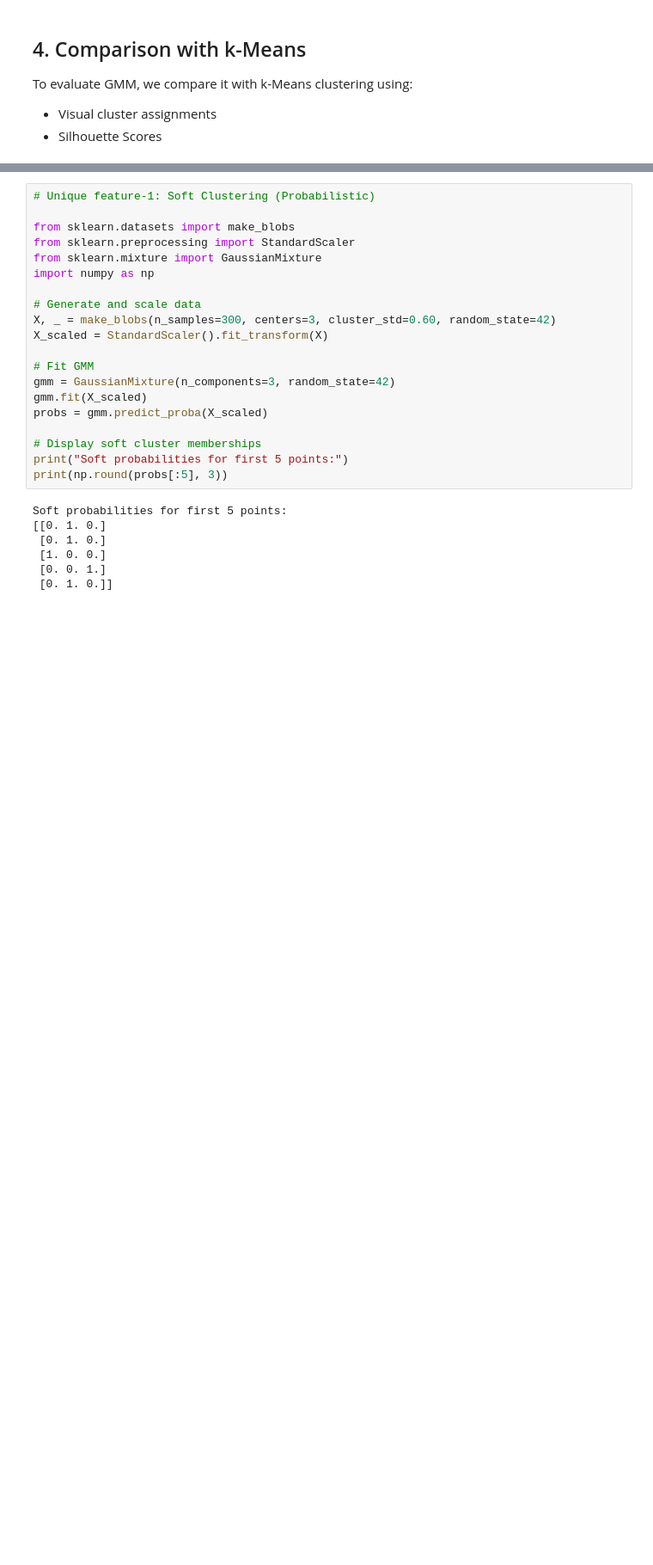
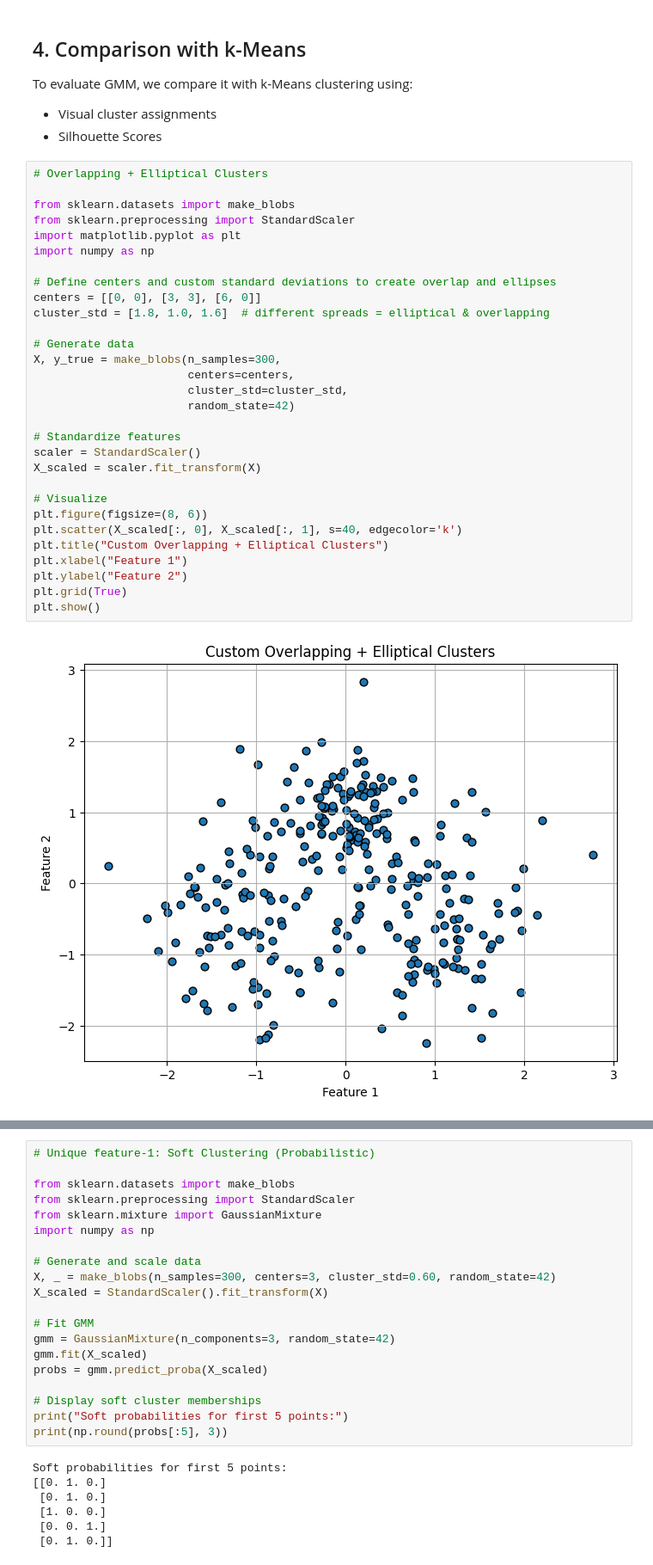
Before and after one commit to malam2025/BINF5507-Mohammad-Capstone-project, a Jupyter notebook: GMM-Capstone-project.ipynb, the cells around one changed output, grey strips where cells are left out. Shown at 86% size. Saved outputs shown, nothing was run; the diff lists cells and outputs as text; blank space fills up the shorter version.

```diff
--- a/GMM-Capstone-project.ipynb
+++ b/GMM-Capstone-project.ipynb
@@ -51,3 +51,35 @@ plt.show()
 To evaluate GMM, we compare it with k-Means clustering using:
 - Visual cluster assignments
 - Silhouette Scores
+# %%
+# Overlapping + Elliptical Clusters
+
+from sklearn.datasets import make_blobs
+from sklearn.preprocessing import StandardScaler
+import matplotlib.pyplot as plt
+import numpy as np
+
+# Define centers and custom standard deviations to create overlap and ellipses
+centers = [[0, 0], [3, 3], [6, 0]]
+cluster_std = [1.8, 1.0, 1.6]  # different spreads = elliptical & overlapping
+
+# Generate data
+X, y_true = make_blobs(n_samples=300,
+                       centers=centers,
+                       cluster_std=cluster_std,
+                       random_state=42)
+
+# Standardize features
+scaler = StandardScaler()
+X_scaled = scaler.fit_transform(X)
+
+# Visualize
+plt.figure(figsize=(8, 6))
+plt.scatter(X_scaled[:, 0], X_scaled[:, 1], s=40, edgecolor='k')
+plt.title("Custom Overlapping + Elliptical Clusters")
+plt.xlabel("Feature 1")
+plt.ylabel("Feature 2")
+plt.grid(True)
+plt.show()
+# %% [output]
+[figure, added]
```
Also changed, not shown: parts of 10 cells of this notebook.
